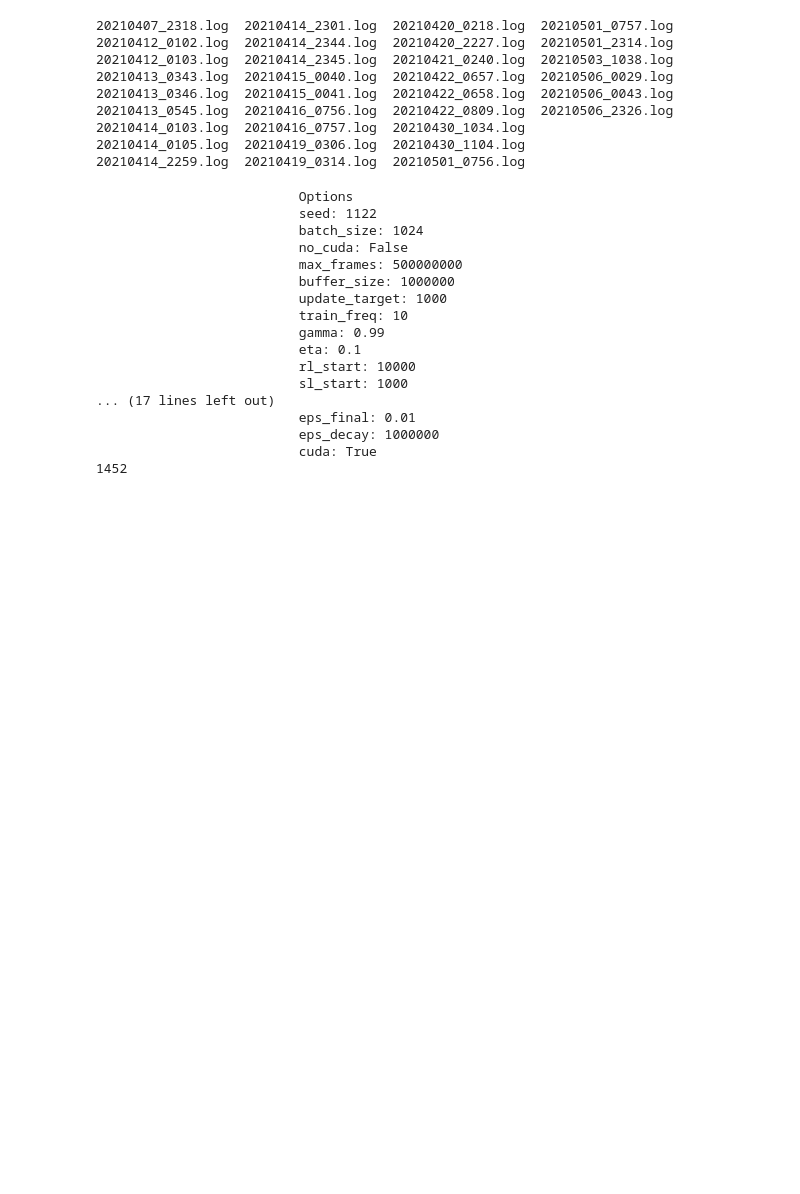
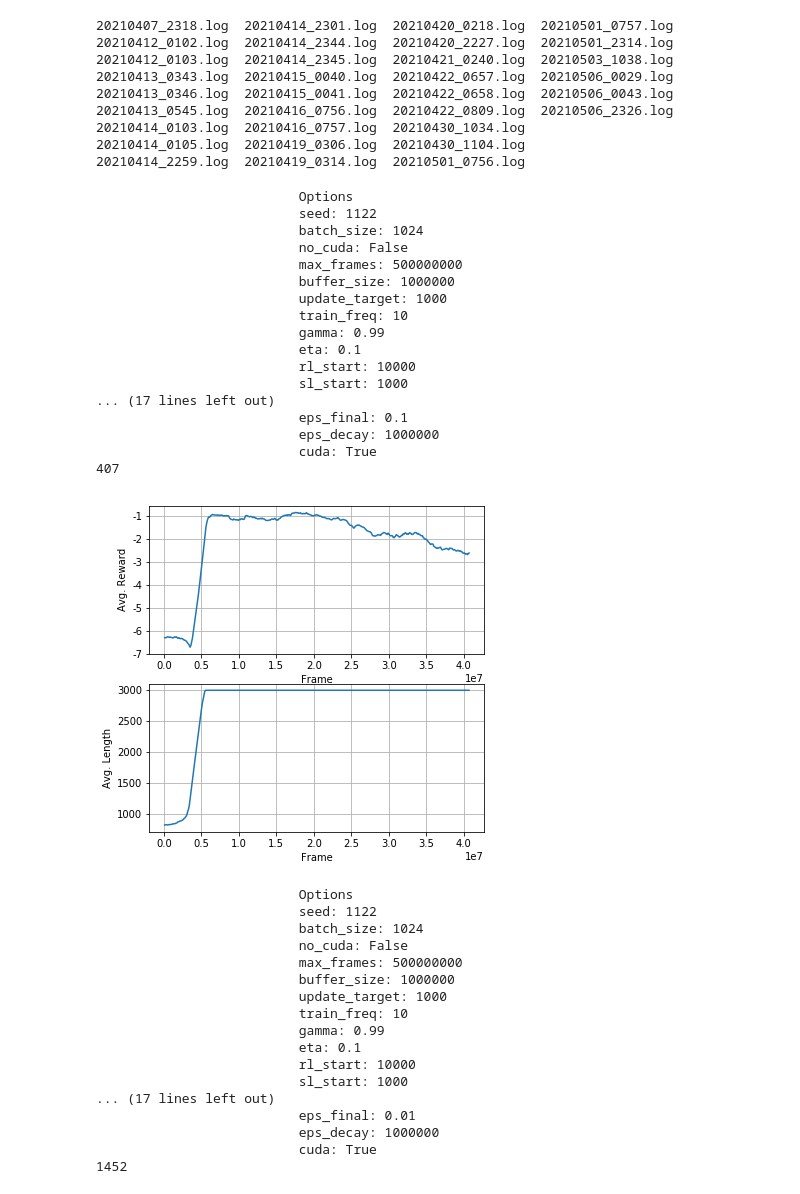
Before and after one commit to quantumiracle/pytorch-nfsp, a Jupyter notebook: log_analysis.ipynb, the cells around one changed output. Drawn from its saved outputs; the diff is of its cells as text; code cells hidden in the pictures; blank space fills up the shorter version.

```diff
--- a/log_analysis.ipynb
+++ b/log_analysis.ipynb
@@ -56,6 +56,32 @@ def plot(content, smooth_radius=10,):
     axs[0].grid()
     axs[1].grid()
     print(len(avg_len_l))
+# %%
+filename = '20210511_0849.log'
+
+f = open(os.path.join(path, filename), "r")
+content = f.readlines()
+
+plot(content, smooth_radius=10)
+# %% [output]
+                          Options
+                          seed: 1122
+                          batch_size: 1024
+                          no_cuda: False
+                          max_frames: 500000000
+                          buffer_size: 1000000
+                          update_target: 1000
+                          train_freq: 10
+                          gamma: 0.99
+                          eta: 0.1
+                          rl_start: 10000
+                          sl_start: 1000
+... (17 lines left out)
+                          eps_final: 0.1
+                          eps_decay: 1000000
+                          cuda: True
+407
+[figure, added]
 # %%
 filename = '20210509_0940.log'
 
```
Also changed, not shown: 25 other files.
